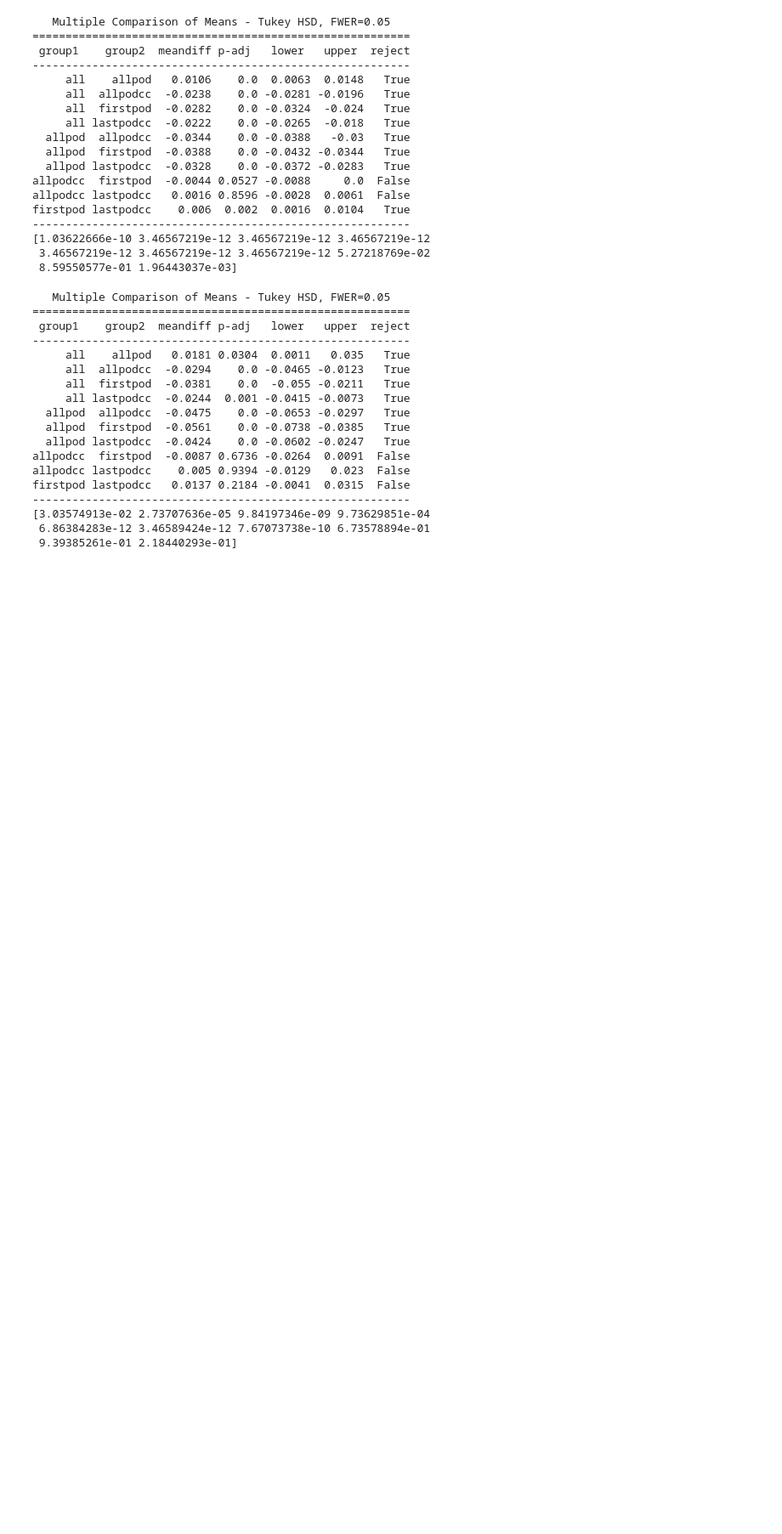
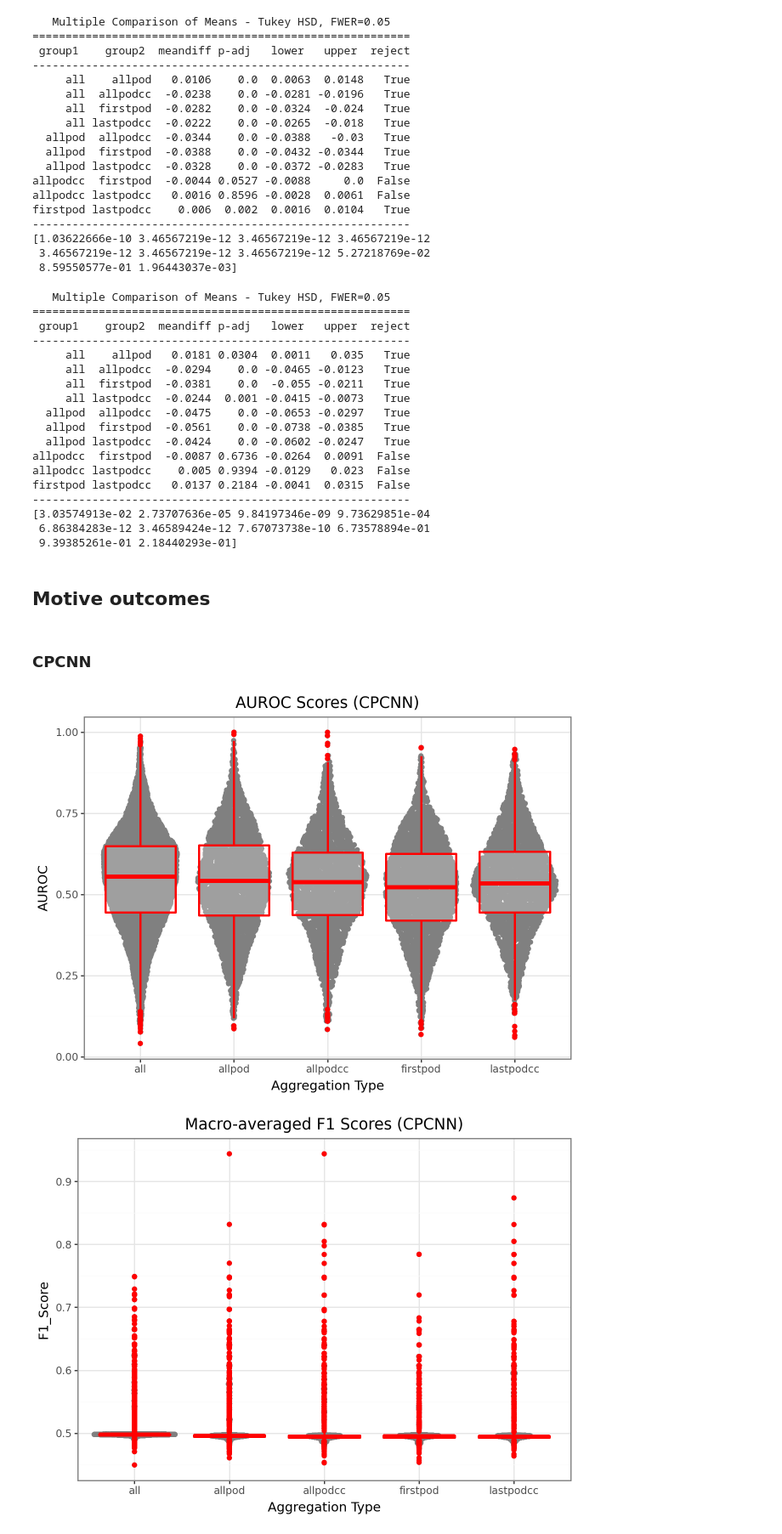
Before and after one commit to jessica-ewald/2024_09_09_Axiom_OASIS, a Jupyter notebook: 2_downstream_analysis/4B_compare_classifier_concs.ipynb, the cells around one changed output. Shown at 85% size. Saved outputs shown, nothing was run; the diff lists cells and outputs as text; code cells hidden in the pictures; blank space fills up the shorter version.

```diff
--- a/2_downstream_analysis/4B_compare_classifier_concs.ipynb
+++ b/2_downstream_analysis/4B_compare_classifier_concs.ipynb
@@ -221,3 +218,49 @@ firstpod lastpodcc   0.0137 0.2184 -0.0041  0.0315  False
 [3.03574913e-02 2.73707636e-05 9.84197346e-09 9.73629851e-04
  6.86384283e-12 3.46589424e-12 7.67073738e-10 6.73578894e-01
  9.39385261e-01 2.18440293e-01]
+# %% [markdown]
+## Motive outcomes
+# %%
+motive_preds = pl.read_parquet("./compiled_results/compiled_motive_metrics.parquet")
+motive_pandas = motive_preds.to_pandas()
+
+motive_cpcnn = motive_preds.filter(pl.col("Feat_type") == "cpcnn")
+motive_dino = motive_preds.filter(pl.col("Feat_type") == "dino")
+motive_cellprofiler = motive_preds.filter(pl.col("Feat_type") == "cellprofiler")
+# %% [markdown]
+### CPCNN
+# %%
+from plotnine import ggplot, aes, geom_sina, geom_boxplot, labs, theme_bw
+
+plot = (
+    ggplot(motive_cpcnn, aes(x='Metadata_AggType', y='AUROC'))
+    + geom_sina(color="grey")
+    + geom_boxplot(color="red", alpha=0.25, size=1)
+    + labs(title='AUROC Scores (CPCNN)', x='Aggregation Type', y='AUROC')
+    + theme_bw()
+)
+
+plot.show()
+
+plot = (
+    ggplot(motive_cpcnn, aes(x='Metadata_AggType', y='F1_Score'))
+    + geom_sina(color="grey")
+    + geom_boxplot(color="red", alpha=0.25, size=1)
+    + labs(title='Macro-averaged F1 Scores (CPCNN)', x='Aggregation Type', y='F1_Score')
+    + theme_bw()
+)
+
+plot.show()
+
+plot = (
+    ggplot(motive_cpcnn, aes(x='Metadata_AggType', y='PRAUC'))
+    + geom_sina(color="grey")
+    + geom_boxplot(color="red", alpha=0.25, size=1)
+    + labs(title='PRAUC (CPCNN)', x='Aggregation Type', y='PRAUC')
+    + theme_bw()
+)
+
+plot.show()
+# %% [output]
+[figure, added]
+[figure, added]
```
Also changed, not shown: parts of 21 cells of this notebook, 6 other files.
